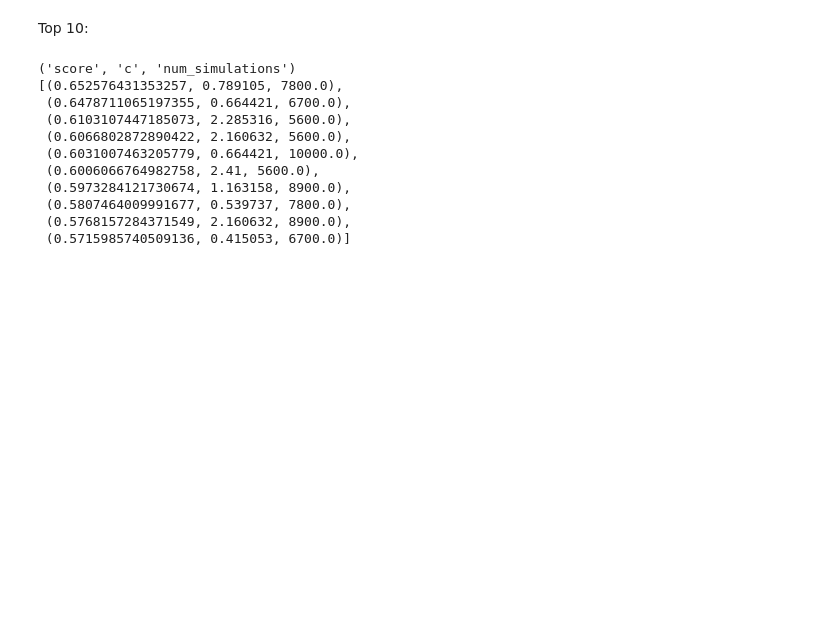
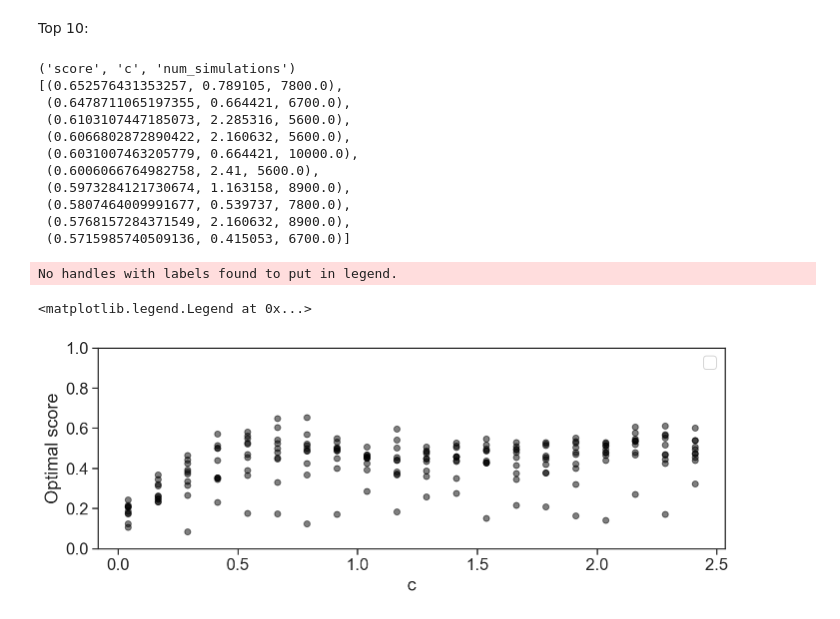
Before and after one commit to CoAxLab/azad, a Jupyter notebook: notebooks/wythoff_exp41.ipynb, the cells around one changed output. Saved outputs shown, nothing was run; the diff lists cells and outputs as text; code cells hidden in the pictures; blank space fills up the shorter version.

Commit message:
Update parameter plots in exp40-42

```diff
--- a/notebooks/wythoff_exp41.ipynb
+++ b/notebooks/wythoff_exp41.ipynb
@@ -224,3 +224,15 @@ pprint([(scores[b], grid_41['c'][b], grid_41['num_simulations'][b]) for b in ran
  (0.5807464009991677, 0.539737, 7800.0),
  (0.5768157284371549, 2.160632, 8900.0),
  (0.5715985740509136, 0.415053, 6700.0)]
+# %%
+plt.figure(figsize=(10, 4))
+_ = plt.scatter(grid_41['c'], scores, alpha=0.5, color="black")
+_ = plt.ylabel("Optimal score")
+_ = plt.xlabel("c")
+_ = plt.ylim(0,1)
+_ = plt.tight_layout()
+plt.legend()
+# %% [output]
+No handles with labels found to put in legend.
+<matplotlib.legend.Legend at 0x...>
+[figure, added]
```
Also changed, not shown: parts of 1 cell of this notebook, 2 other files.
